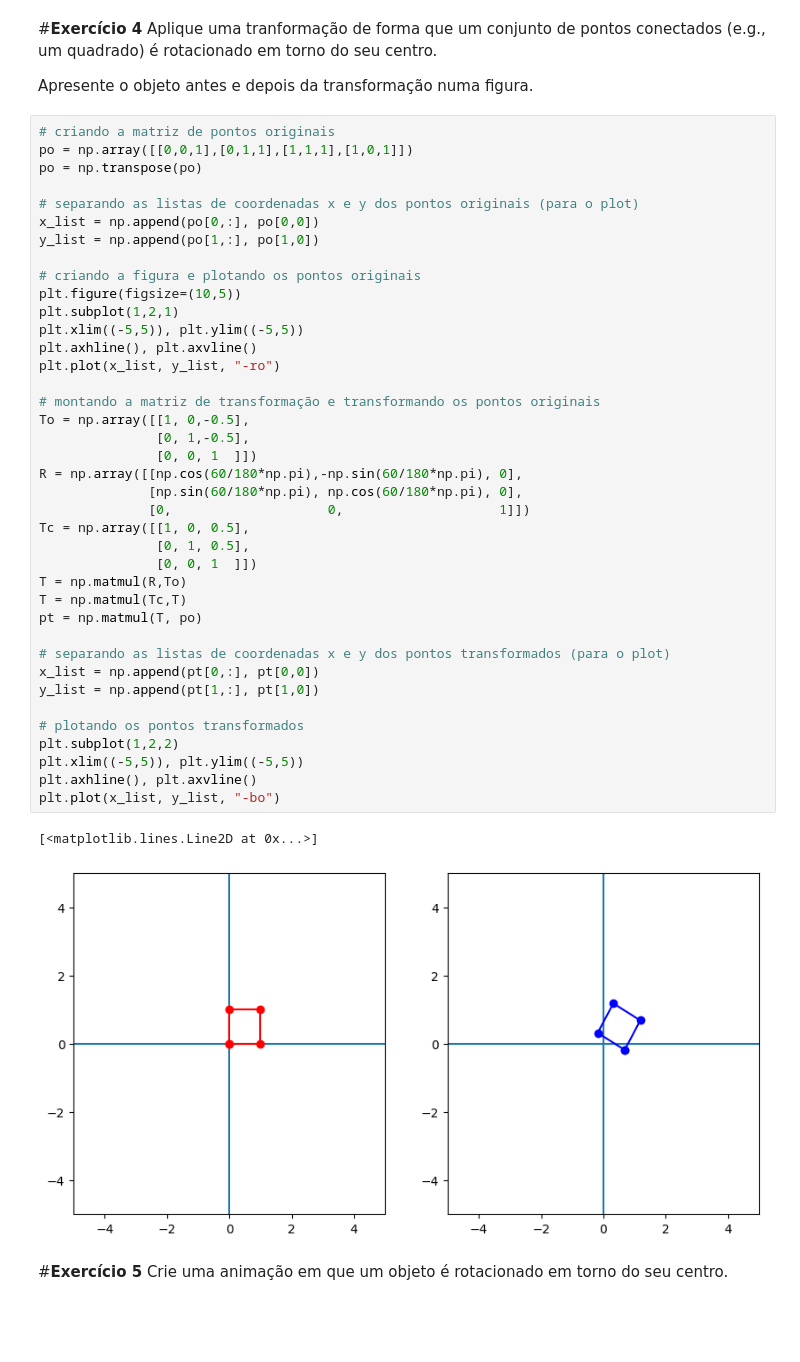
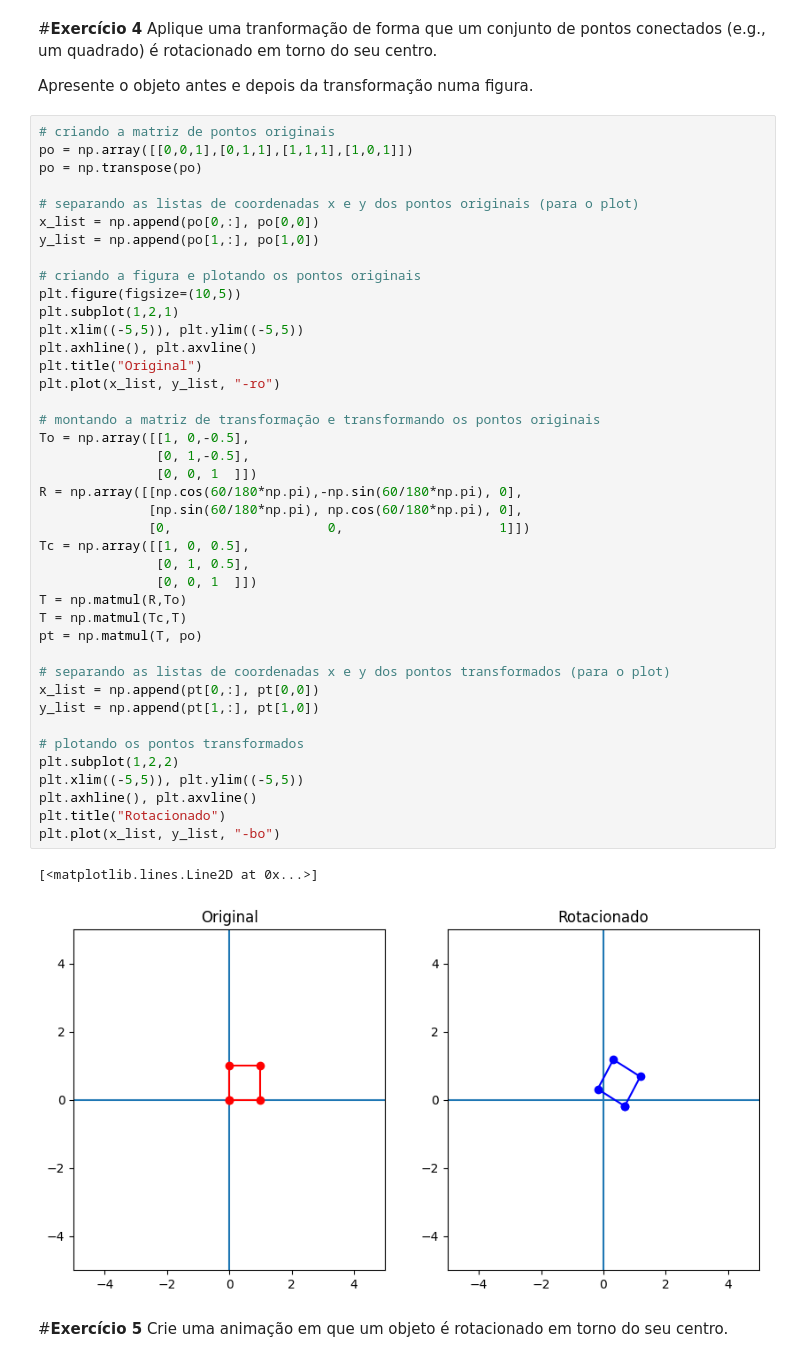
Before and after one commit to arthuraguiar032/ComputacaoGrafica, a Jupyter notebook: CG20242_Pratica_Geometria.ipynb, the cells around one changed output. Saved outputs shown, nothing was run; the diff lists cells and outputs as text; blank space fills up the shorter version.

```diff
--- a/CG20242_Pratica_Geometria.ipynb
+++ b/CG20242_Pratica_Geometria.ipynb
@@ -163,34 +163,36 @@ plt.figure(figsize=(10,5))
 plt.subplot(1,2,1)
 plt.xlim((-5,5)), plt.ylim((-5,5))
 plt.axhline(), plt.axvline()
+plt.title("Original")
 plt.plot(x_list, y_list, "-ro")
 
 # montando a matriz de transformação e transformando os pontos originais
 To = np.array([[1, 0,-0.5],
                [0, 1,-0.5],
                [0, 0, 1  ]])
 R = np.array([[np.cos(60/180*np.pi),-np.sin(60/180*np.pi), 0],
               [np.sin(60/180*np.pi), np.cos(60/180*np.pi), 0],
               [0,                    0,                    1]])
 Tc = np.array([[1, 0, 0.5],
                [0, 1, 0.5],
                [0, 0, 1  ]])
 T = np.matmul(R,To)
 T = np.matmul(Tc,T)
 pt = np.matmul(T, po)
 
 # separando as listas de coordenadas x e y dos pontos transformados (para o plot)
 x_list = np.append(pt[0,:], pt[0,0])
 y_list = np.append(pt[1,:], pt[1,0])
 
 # plotando os pontos transformados
 plt.subplot(1,2,2)
 plt.xlim((-5,5)), plt.ylim((-5,5))
 plt.axhline(), plt.axvline()
+plt.title("Rotacionado")
 plt.plot(x_list, y_list, "-bo")
 # %% [output]
 [<matplotlib.lines.Line2D at 0x...>]
-[figure, old version]
+[figure, new version]
 # %% [markdown]
 #**Exercício 5**
 Crie uma animação em que um objeto é rotacionado em torno do seu centro.
```
Also changed, not shown: parts of 2 cells of this notebook, 1 other file.
